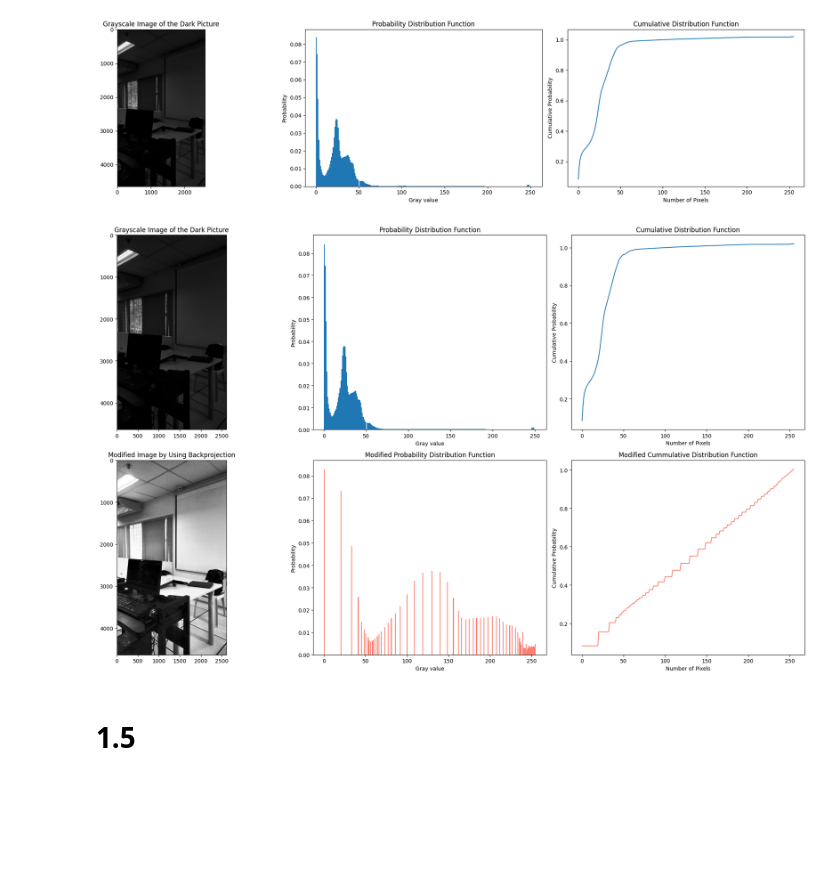
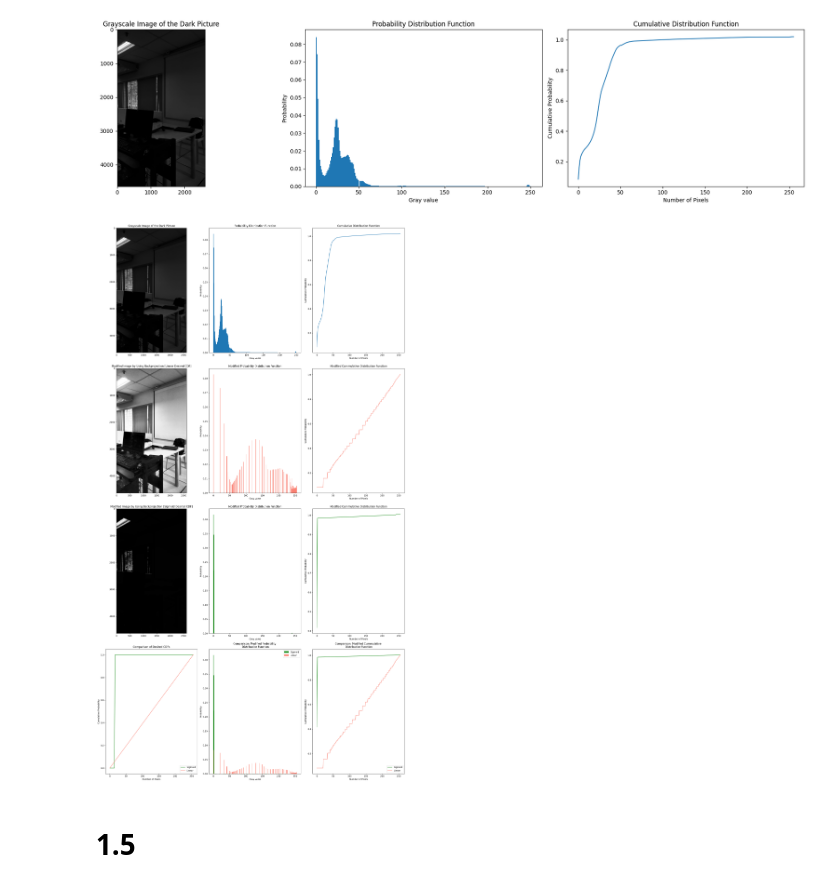
Before and after one commit to jclmaypa/MAYPA_AP-157-Submissions, a Jupyter notebook: Activity 1/Activity 1.ipynb, the cells around one changed output. Saved outputs shown, nothing was run; the diff lists cells and outputs as text; code cells hidden in the pictures; blank space fills up the shorter version.

```diff
--- a/Activity 1/Activity 1.ipynb
+++ b/Activity 1/Activity 1.ipynb
@@ -279,51 +275,107 @@ plt.show()
 # %%
 # Now applying histogram backprojecting
 desired_CDF = x/255
-
 new_GS = np.interp(CDF[flattened], x, desired_CDF)
 new_GS = np.reshape(new_GS, processed_image.shape)
 new_GS = 255*(new_GS - np.min(new_GS))/(np.max(new_GS) - np.min(new_GS))
 
-# Making PDF
+# Making PDF and CDF
 GS_flattened = new_GS.flatten()
 GS_norm_hist_values, bin_edges  = np.histogram(GS_flattened, bins = 256, density = True)
 
 GS_CDF = np.cumsum(GS_norm_hist_values)
 
+
+#Doing backprojecting using sigmoid CDF
+sigmoid_CDF = 1/(1+np.exp(-(8.5*x-(255/2))))
+sigmoid_new_GS = np.interp(CDF[flattened], x, sigmoid_CDF)
+sigmoid_new_GS = np.reshape(sigmoid_new_GS, processed_image.shape)
+sigmoid_new_GS = 255*(sigmoid_new_GS - np.min(sigmoid_new_GS))/(np.max(sigmoid_new_GS) - np.min(sigmoid_new_GS))
+
+# Making PDF and CDF
+sigmoid_GS_flattened = sigmoid_new_GS.flatten()
+sigmoid_GS_norm_hist_values, bin_edges  = np.histogram(sigmoid_GS_flattened, bins = 256, density = True)
+
+sigmoid_GS_CDF = np.cumsum(sigmoid_GS_norm_hist_values)
+
+
 # Plotting everything
-fig, ax = plt.subplots(2,3, figsize = (20, 12))
+
+# Original
+fig, ax = plt.subplots(4,3, figsize = (20, 36))
 ax[0,0].imshow(processed_image, cmap = "gray")
 ax[0,0].set_title("Grayscale Image of the Dark Picture")
 
 
 ax[0,1].hist(flattened, density = True, bins = 256)
 ax[0,1].set_ylabel("Probability")
 ax[0,1].set_xlabel("Gray value")
 ax[0,1].set_title("Probability Distribution Function")
 
 ax[0,2].plot(x, CDF)
 ax[0,2].set_ylabel("Cumulative Probability")
 ax[0,2].set_xlabel("Number of Pixels")
 ax[0,2].set_title("Cumulative Distribution Function")
 
-
+# Linear
 ax[1,0].imshow(new_GS, cmap = "gray")
-ax[1,0].set_title("Modified Image by Using Backprojection")
+ax[1,0].set_title("Modified Image by Using Backprojection [Linear Desired CDF]")
 
 ax[1,1].hist(GS_flattened, bins = 256, density = True, color = "salmon")
 ax[1,1].set_ylabel("Probability")
 ax[1,1].set_xlabel("Gray value")
 ax[1,1].set_title("Modified Probability Distribution Function")
 
 
 ax[1,2].plot(x, GS_CDF, color = "salmon")
 ax[1,2].set_ylabel("Cumulative Probability")
 ax[1,2].set_xlabel("Number of Pixels")
 ax[1,2].set_title("Modified Cummulative Distribution Function")
+
+# Sigmoid
+ax[2,0].imshow(sigmoid_new_GS, cmap = "gray")
+ax[2,0].set_title("Modified Image by Using Backprojection [Sigmoid Desired CDF]")
+
+ax[2,1].hist(sigmoid_GS_flattened, bins = 256, density = True, color = "g")
+ax[2,1].set_ylabel("Probability")
+ax[2,1].set_xlabel("Gray value")
+ax[2,1].set_title("Modified Probability Distribution Function")
+
+
+ax[2,2].plot(x, sigmoid_GS_CDF, color = "g")
+ax[2,2].set_ylabel("Cumulative Probability")
+ax[2,2].set_xlabel("Number of Pixels")
+ax[2,2].set_title("Modified Cummulative Distribution Function")
+
+# Comparison
+ax[3,0].plot(sigmoid_CDF, color = "g", label = "Sigmoid")
+ax[3,0].plot(desired_CDF, color = "salmon", label = "Linear")
+ax[3,0].set_ylabel("Cumulative Probability")
+ax[3,0].set_xlabel("Number of Pixels")
+ax[3,0].set_title( "Comparison of Desired CDFs")
+ax[3,0].legend()
+
+
+ax[3,1].hist(sigmoid_GS_flattened, bins = 256, density = True, color = "g", label = "Sigmoid")
+ax[3,1].hist(GS_flattened, bins = 256, density = True, color = "salmon", label = "Linear")
+ax[3,1].set_ylabel("Probability")
+ax[3,1].set_xlabel("Gray value")
+ax[3,1].set_title( "Comparison: Modified Probability \n Distribution Function")
+ax[3,1].legend()
+
+
+ax[3,2].plot(x, sigmoid_GS_CDF, color = "g", label = "Sigmoid")
+ax[3,2].plot(x, GS_CDF, color = "salmon", label = "Linear")
+ax[3,2].set_ylabel("Cumulative Probability")
+ax[3,2].set_xlabel("Number of Pixels")
+ax[3,2].set_title("Comparison: Modified Cummulative \n Distribution Function")
+ax[3,2].legend()
+
+
 plt.tight_layout()
 plt.show()
 # %% [output]
-[figure, old version]
+[figure, new version]
 # %% [markdown]
 # 1.5
 # %% [markdown]
```
Also changed, not shown: parts of 6 cells of this notebook, 2 other files.
